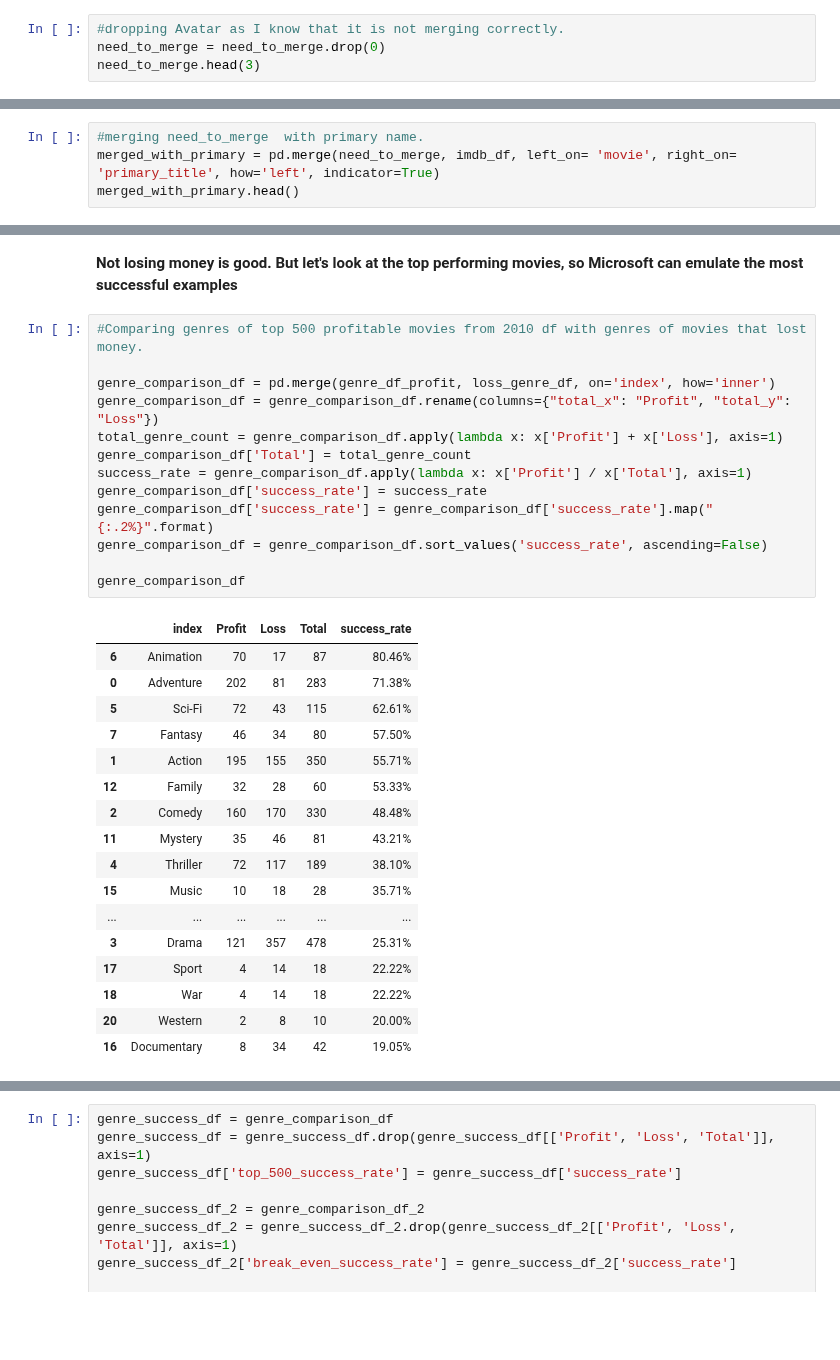
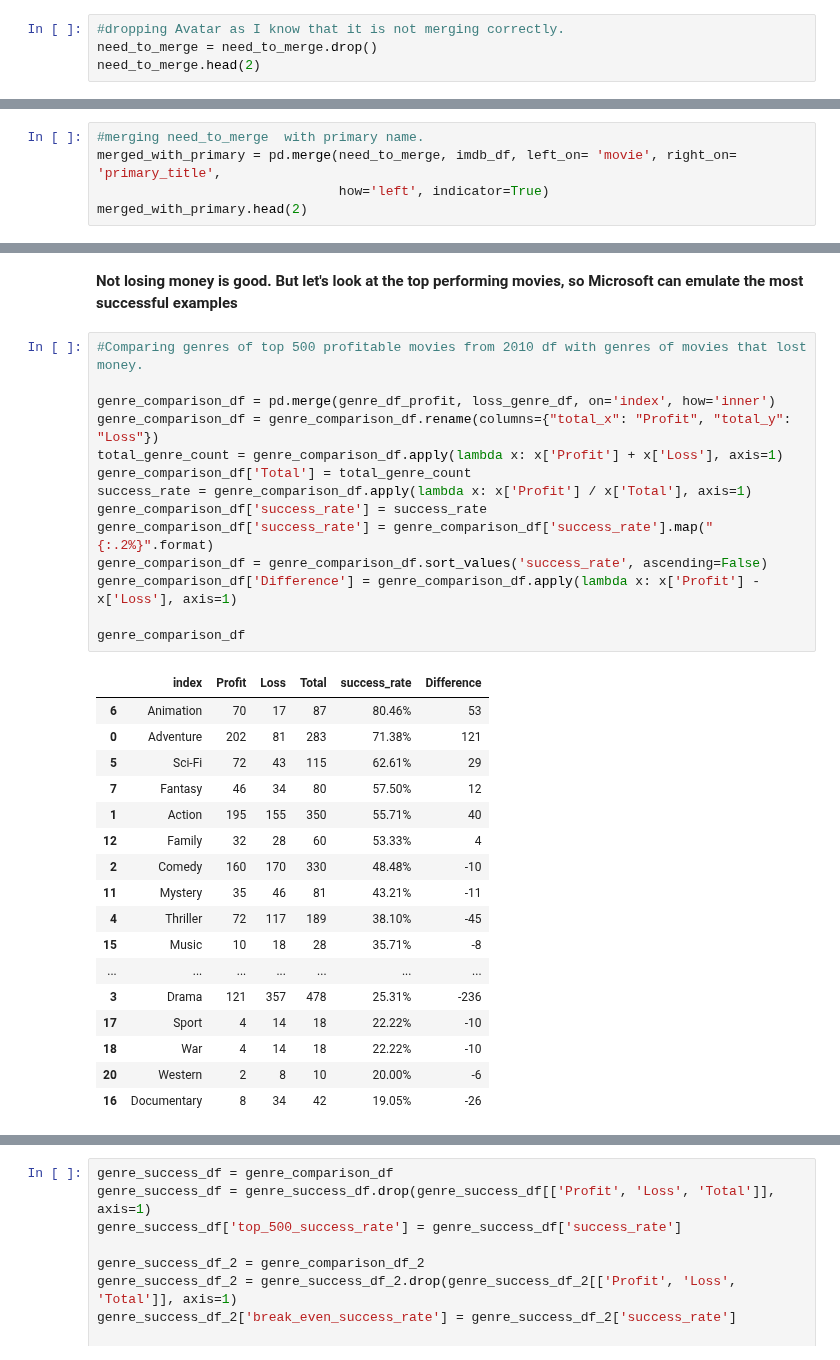
Before and after one commit to jxn628/dsc-phase-1-project, a Jupyter notebook: student.ipynb, the cells around one changed output, grey strips where cells are left out. Cells and saved outputs as stored; diff of their text form; blank space fills up the shorter version.

```diff
--- a/student.ipynb
+++ b/student.ipynb
@@ -457,5 +388,5 @@ correct_merge_df.sort_values('total_profit', ascending=False).head(3)
 need_to_merge = need_to_merge.drop(['_merge'], axis=1)
 # %%
 #dropping Avatar as I know that it is not merging correctly.
-need_to_merge = need_to_merge.drop(0)
-need_to_merge.head(3)
+need_to_merge = need_to_merge.drop()
+need_to_merge.head(2)
@@ -480,7 +402,8 @@ merged_with_primary.head()
 # %%
 #merging need_to_merge  with primary name.
-merged_with_primary = pd.merge(need_to_merge, imdb_df, left_on= 'movie', right_on= 'primary_title', how='left', indicator=True)
-merged_with_primary.head()
+merged_with_primary = pd.merge(need_to_merge, imdb_df, left_on= 'movie', right_on= 'primary_title',
+                               how='left', indicator=True)
+merged_with_primary.head(2)
 # %% [output]
 |  | id | release_date | movie | production_budget | domestic_gross | worldwide_gross | release_year | ... |
 | 0 | 6 | 2015-12-18 | Star Wars Ep. VII: The Force Awakens | 306,000,000 | 936,662,225 | 2,053,311,220 | 2015 | ... |
@@ -1015,31 +974,32 @@ genre_comparison_df_2
 # %%
 #Comparing genres of top 500 profitable movies from 2010 df with genres of movies that lost money.
 
 genre_comparison_df = pd.merge(genre_df_profit, loss_genre_df, on='index', how='inner')
 genre_comparison_df = genre_comparison_df.rename(columns={"total_x": "Profit", "total_y": "Loss"})
 total_genre_count = genre_comparison_df.apply(lambda x: x['Profit'] + x['Loss'], axis=1)
 genre_comparison_df['Total'] = total_genre_count
 success_rate = genre_comparison_df.apply(lambda x: x['Profit'] / x['Total'], axis=1)
 genre_comparison_df['success_rate'] = success_rate
 genre_comparison_df['success_rate'] = genre_comparison_df['success_rate'].map("{:.2%}".format)
 genre_comparison_df = genre_comparison_df.sort_values('success_rate', ascending=False)
+genre_comparison_df['Difference'] = genre_comparison_df.apply(lambda x: x['Profit'] - x['Loss'], axis=1)
 
 genre_comparison_df
 # %% [output]
-|  | index | Profit | Loss | Total | success_rate |
-| 6 | Animation | 70 | 17 | 87 | 80.46% |
-| 0 | Adventure | 202 | 81 | 283 | 71.38% |
-| 5 | Sci-Fi | 72 | 43 | 115 | 62.61% |
-| 7 | Fantasy | 46 | 34 | 80 | 57.50% |
-| 1 | Action | 195 | 155 | 350 | 55.71% |
-| 12 | Family | 32 | 28 | 60 | 53.33% |
-| 2 | Comedy | 160 | 170 | 330 | 48.48% |
-| 11 | Mystery | 35 | 46 | 81 | 43.21% |
-| 4 | Thriller | 72 | 117 | 189 | 38.10% |
-| 15 | Music | 10 | 18 | 28 | 35.71% |
-| ... | ... | ... | ... | ... | ... |
-| 3 | Drama | 121 | 357 | 478 | 25.31% |
-| 17 | Sport | 4 | 14 | 18 | 22.22% |
-| 18 | War | 4 | 14 | 18 | 22.22% |
-| 20 | Western | 2 | 8 | 10 | 20.00% |
-| 16 | Documentary | 8 | 34 | 42 | 19.05% |
+|  | index | Profit | Loss | Total | success_rate | Difference |
+| 6 | Animation | 70 | 17 | 87 | 80.46% | 53 |
+| 0 | Adventure | 202 | 81 | 283 | 71.38% | 121 |
+| 5 | Sci-Fi | 72 | 43 | 115 | 62.61% | 29 |
+| 7 | Fantasy | 46 | 34 | 80 | 57.50% | 12 |
+| 1 | Action | 195 | 155 | 350 | 55.71% | 40 |
+| 12 | Family | 32 | 28 | 60 | 53.33% | 4 |
+| 2 | Comedy | 160 | 170 | 330 | 48.48% | -10 |
+| 11 | Mystery | 35 | 46 | 81 | 43.21% | -11 |
+| 4 | Thriller | 72 | 117 | 189 | 38.10% | -45 |
+| 15 | Music | 10 | 18 | 28 | 35.71% | -8 |
+| ... | ... | ... | ... | ... | ... | ... |
+| 3 | Drama | 121 | 357 | 478 | 25.31% | -236 |
+| 17 | Sport | 4 | 14 | 18 | 22.22% | -10 |
+| 18 | War | 4 | 14 | 18 | 22.22% | -10 |
+| 20 | Western | 2 | 8 | 10 | 20.00% | -6 |
+| 16 | Documentary | 8 | 34 | 42 | 19.05% | -26 |
```
Also changed, not shown: parts of 151 cells of this notebook.
